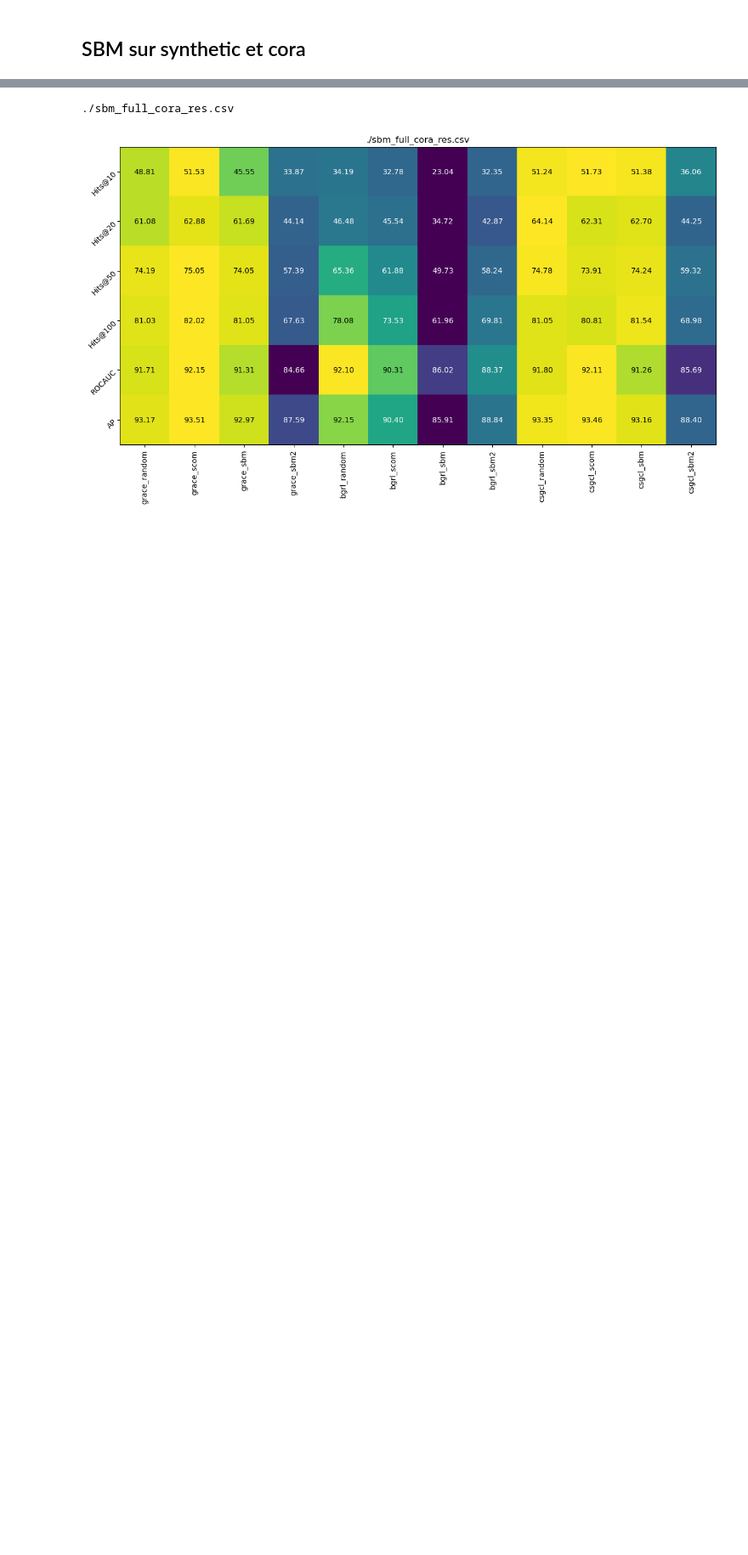
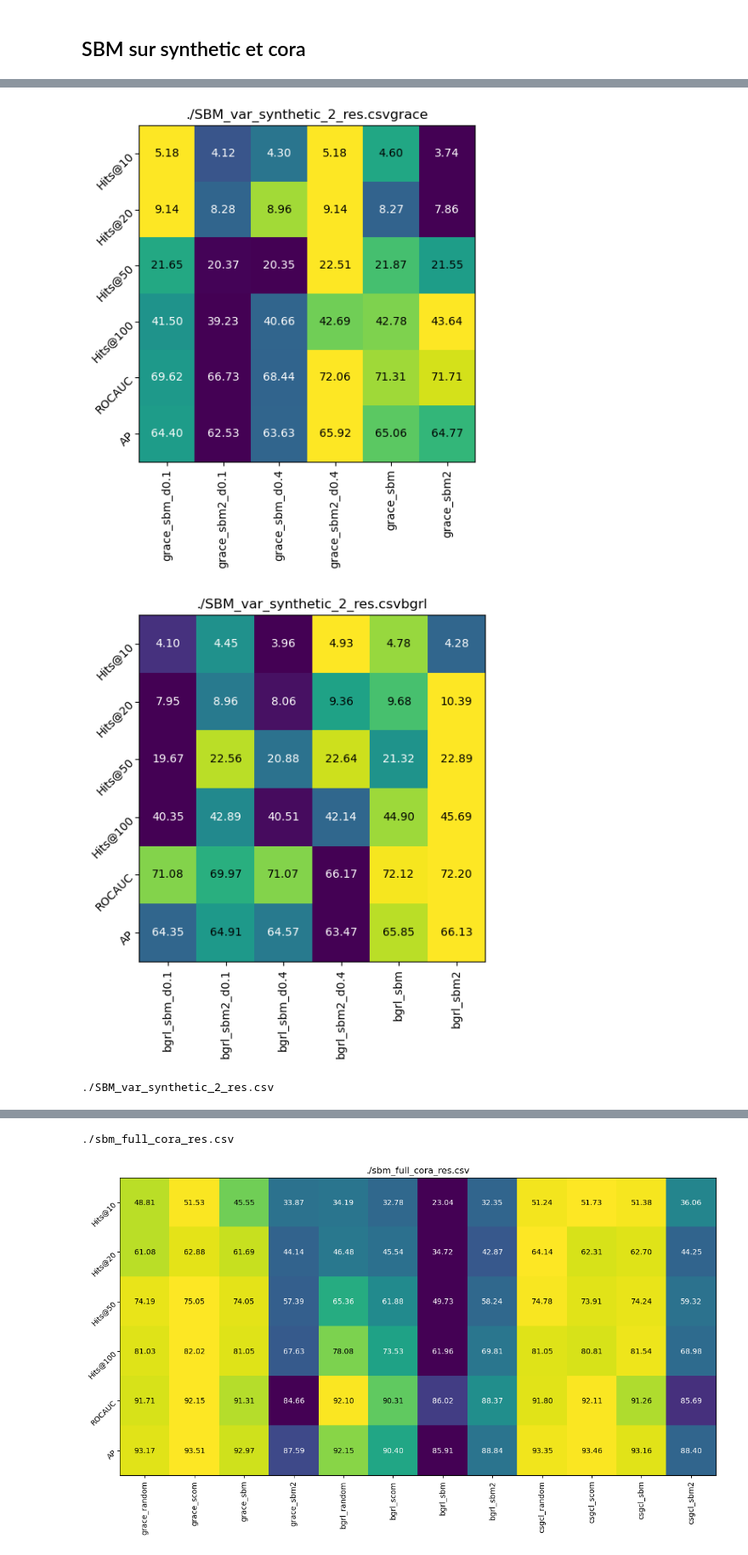
Before and after one commit to valentincuzin/GCL-Link-Prediction, a Jupyter notebook: New/output/Analysis.ipynb, the cells around one changed output, grey strips where cells are left out. Shown at 85% size. Cells and saved outputs as stored; diff of their text form; code cells hidden in the pictures; blank space fills up the shorter version.

```diff
--- a/New/output/Analysis.ipynb
+++ b/New/output/Analysis.ipynb
@@ -175,0 +259,25 @@ display(data.T)
+# %%
+name_1 = './SBM_var_synthetic_2_res.csv'
+data_1 = res_load(name_1)
+
+name_2 = './sbm_full_synthetic_2_res.csv'
+data_2 = res_load(name_2)
+data_2 = data_2[data_2.index.str.contains('sbm', case=False)]
+
+data = pd.concat((data_1, data_2))
+data_grace = data[data.index.str.contains('grace', case=False)]
+heatmap(data_grace, name_1+'grace', (6,6))
+
+data_bgrl = data[data.index.str.contains('bgrl', case=False)]
+heatmap(data_bgrl, name_1+'bgrl', (6,6))
+
+print(name_1)
+# print(data.to_latex(
+#         index=True, formatters={"name_1": str.upper}, float_format="{:.1f}".format
+#     ))
+heatmap(data, name_1)
+display(data.T)
+# %% [output]
+[figure, added]
+[figure, added]
+./SBM_var_synthetic_2_res.csv
```
Also changed, not shown: parts of 33 cells of this notebook, 3 other files.
